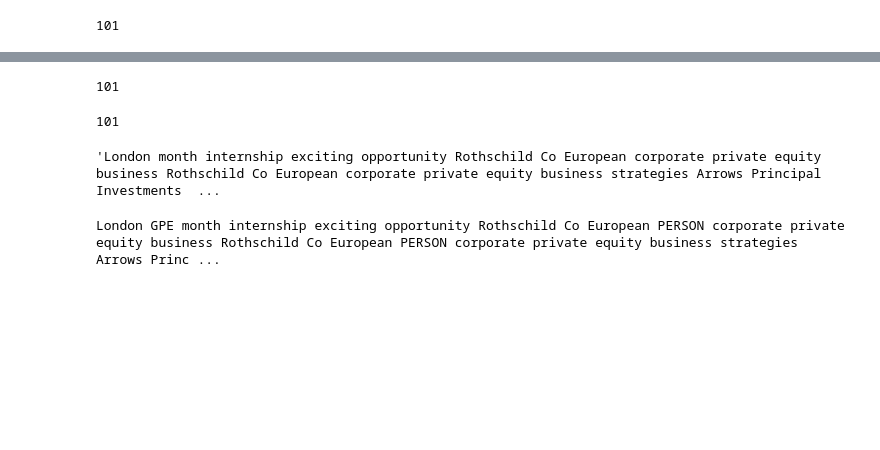
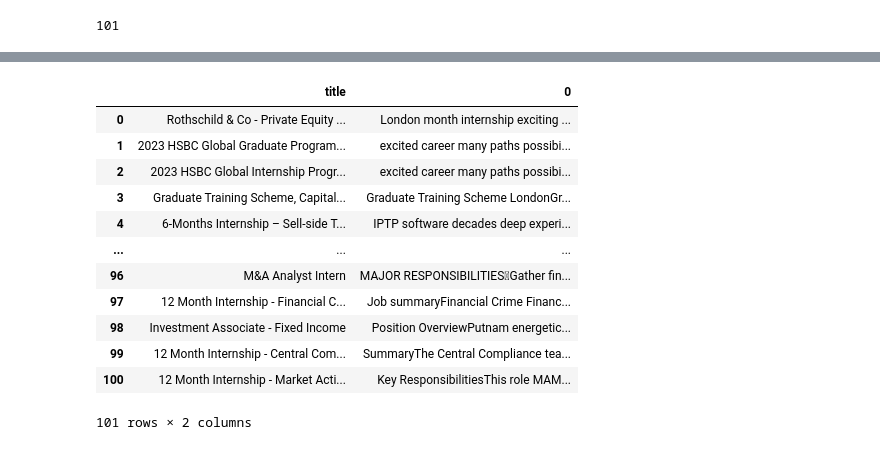
Before and after one commit to ethanvirtudazo/DS105_Project, a Jupyter notebook: text_pipeline.ipynb, the cells around one changed output, grey strips where cells are left out. Saved outputs shown, nothing was run; the diff lists cells and outputs as text; code cells hidden in the pictures; blank space fills up the shorter version.

```diff
--- a/text_pipeline.ipynb
+++ b/text_pipeline.ipynb
@@ -94,0 +132,4 @@ docs = df_text['details'].apply(nlp)
+# %%
+# join all tokens for each job into a single string
+fil_lst_1 = [' '.join(lst) for lst in filtered_docs]
+len(fil_lst_1)
@@ -94,0 +142,7 @@ docs = df_text['details'].apply(nlp)
+# %%
+# CREATING DATAFRAME FOR R
+
+# 1 Turning titles
+df_title_r_1 = df_title[0:101]
+df_title_r_1 = pd.DataFrame(df_title_r)
+type(df_title_r_1)
@@ -94,0 +160,3 @@ docs = df_text['details'].apply(nlp)
+# %%
+df_fil_1 = pd.DataFrame(fil_lst_1)
+type(df_fil_1)
@@ -125,16 +168,0 @@ docs = list(nlp.pipe(fil_docs))
-# %%
-# POS TEST
-
-pos_tags = list([[token.pos_ for token in doc] for doc in docs])
-len(pos_tags)
-#pos_tags = np.array(pos_tags)
-# %% [output]
-101
-# %%
-# POS TEST
-
-df_tk = pd.DataFrame(filtered_docs)
-df_ps = pd.DataFrame(pos_tags)
-len(df_tk)
-# %% [output]
-101
@@ -143,12 +169,19 @@ rend_doc = docs[0]
-# %%
-rend_doc
-# %% [output]
-'London month internship exciting opportunity Rothschild Co European corporate private equity business Rothschild Co European corporate private equity business strategies Arrows Principal Investments  ...
-# %%
-from spacy import displacy
-displacy.render(rend_doc,style="ent")
-# %% [output]
-London GPE month internship exciting opportunity Rothschild Co European PERSON corporate private equity business Rothschild Co European PERSON corporate private equity business strategies Arrows Princ ...
 # %%
 # CREATING DATAFRAME FOR R
-df_title = df_title[0:101]
+
+df_r_1 = pd.concat([df_title_r_1, df_fil_1], axis = 1)
+df_r_1
+# %% [output]
+|  | title | 0 |
+| 0 | Rothschild & Co - Private Equity ... | London month internship exciting ... |
+| 1 | 2023 HSBC Global Graduate Program... | excited career many paths possibi... |
+| 2 | 2023 HSBC Global Internship Progr... | excited career many paths possibi... |
+| 3 | Graduate Training Scheme, Capital... | Graduate Training Scheme LondonGr... |
+| 4 | 6-Months Internship – Sell-side T... | IPTP software decades deep experi... |
+| ... | ... | ... |
+| 96 | M&A Analyst Intern | MAJOR RESPONSIBILITIESGather fin... |
+| 97 | 12 Month Internship - Financial C... | Job summaryFinancial Crime Financ... |
+| 98 | Investment Associate - Fixed Income | Position OverviewPutnam energetic... |
+| 99 | 12 Month Internship - Central Com... | SummaryThe Central Compliance tea... |
+| 100 | 12 Month Internship - Market Acti... | Key ResponsibilitiesThis role MAM... |
+101 rows × 2 columns
```
Also changed, not shown: parts of 23 cells of this notebook, 1 other file.
